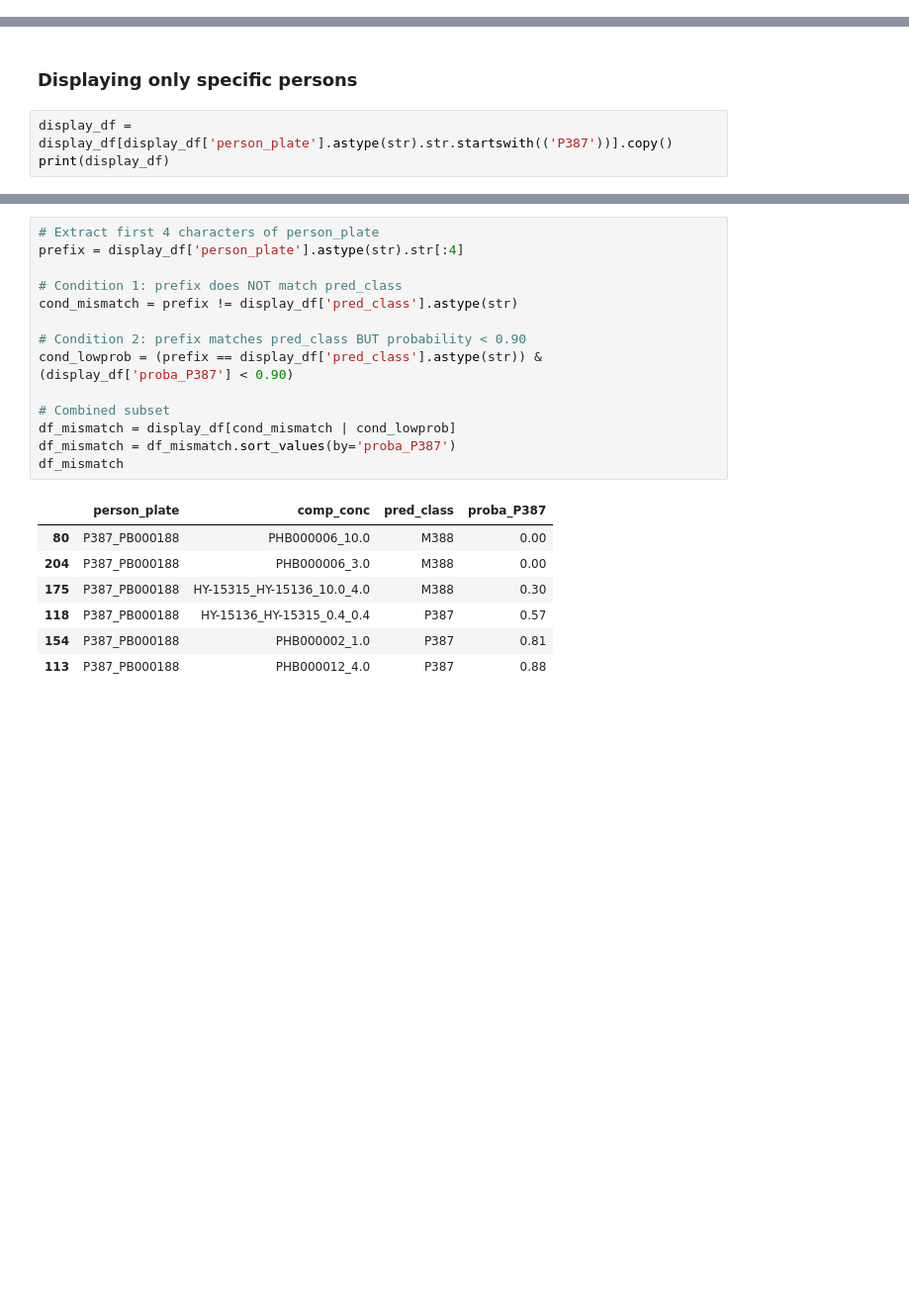
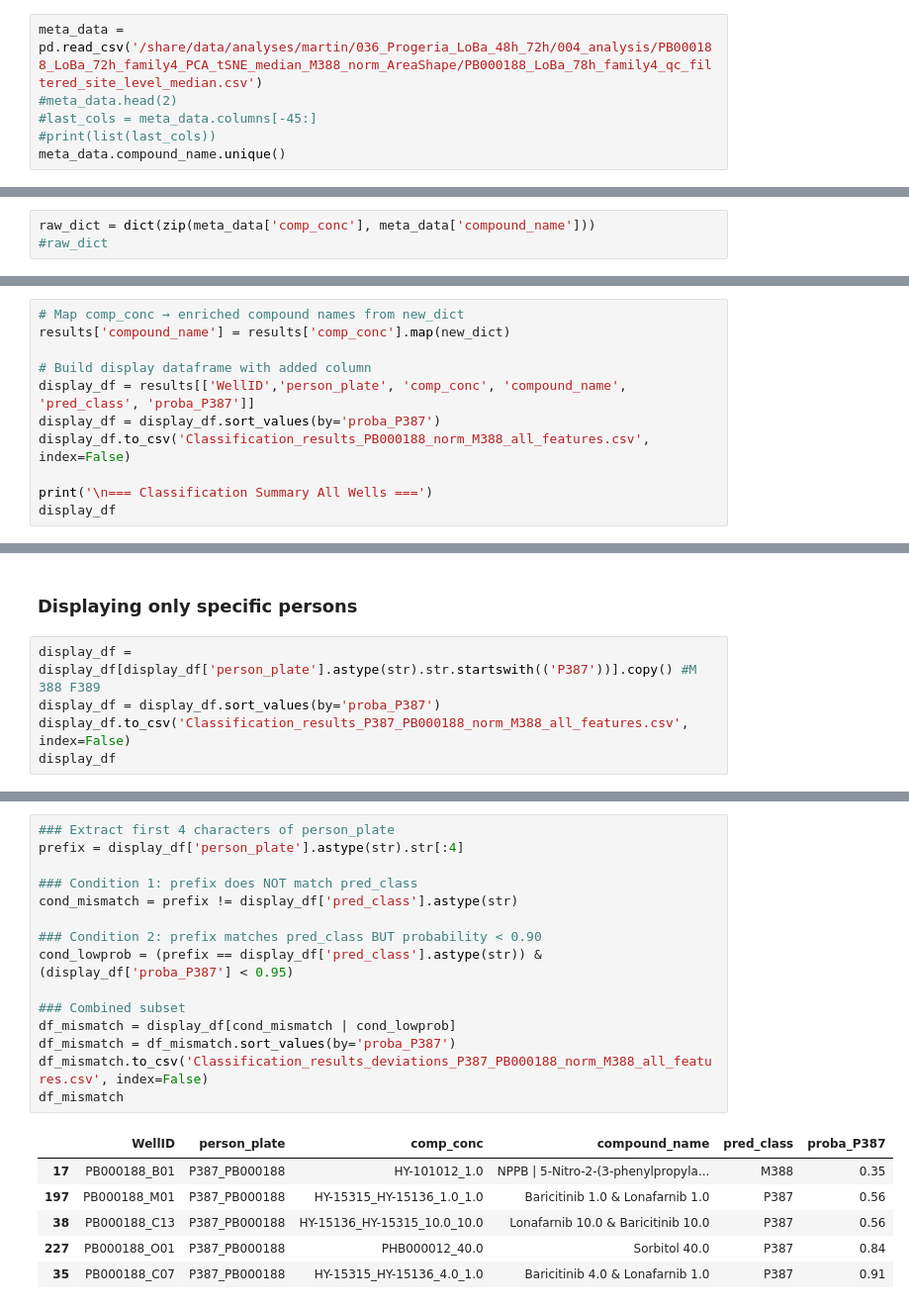
Before and after one commit to MartinMJohansson/progeria, a Jupyter notebook: 8_ML_treatments_LogisticRegression.ipynb, the cells around one changed output, grey strips where cells are left out. Shown at 99% size. Cells and saved outputs as stored; diff of their text form; blank space fills up the shorter version.

```diff
--- a/8_ML_treatments_LogisticRegression.ipynb
+++ b/8_ML_treatments_LogisticRegression.ipynb
@@ -598,0 +539,6 @@ plt.show()
+# %%
+meta_data = pd.read_csv('/share/data/analyses/martin/036_Progeria_LoBa_48h_72h/004_analysis/PB000188_LoBa_72h_family4_PCA_tSNE_median_M388_norm_AreaShape/PB000188_LoBa_78h_family4_qc_filtered_site_level_median.csv')
+#meta_data.head(2)
+#last_cols = meta_data.columns[-45:]
+#print(list(last_cols))
+meta_data.compound_name.unique()
@@ -598,0 +577,3 @@ plt.show()
+# %%
+raw_dict = dict(zip(meta_data['comp_conc'], meta_data['compound_name']))
+#raw_dict
@@ -696,0 +758,11 @@ M388_PB000188               PHB000001_0.1       M388        0.00
+# %%
+# Map comp_conc → enriched compound names from new_dict
+results['compound_name'] = results['comp_conc'].map(new_dict)
+
+# Build display dataframe with added column
+display_df = results[['WellID','person_plate', 'comp_conc', 'compound_name', 'pred_class', 'proba_P387']]
+display_df = display_df.sort_values(by='proba_P387')
+display_df.to_csv('Classification_results_PB000188_norm_M388_all_features.csv', index=False)
+
+print('\n=== Classification Summary All Wells ===')
+display_df
@@ -697,6 +784,8 @@ M388_PB000188               PHB000001_0.1       M388        0.00
 # %% [markdown]
 ### Displaying only specific persons
 # %%
-display_df = display_df[display_df['person_plate'].astype(str).str.startswith(('P387'))].copy()
-print(display_df)
+display_df = display_df[display_df['person_plate'].astype(str).str.startswith(('P387'))].copy() #M 388 F389
+display_df = display_df.sort_values(by='proba_P387')
+display_df.to_csv('Classification_results_P387_PB000188_norm_M388_all_features.csv', index=False)
+display_df
 # %% [output]
@@ -719,22 +807,22 @@ print(display_df)
 # %%
-# Extract first 4 characters of person_plate
+### Extract first 4 characters of person_plate
 prefix = display_df['person_plate'].astype(str).str[:4]
 
-# Condition 1: prefix does NOT match pred_class
+### Condition 1: prefix does NOT match pred_class
 cond_mismatch = prefix != display_df['pred_class'].astype(str)
 
-# Condition 2: prefix matches pred_class BUT probability < 0.90
-cond_lowprob = (prefix == display_df['pred_class'].astype(str)) & (display_df['proba_P387'] < 0.90)
+### Condition 2: prefix matches pred_class BUT probability < 0.90
+cond_lowprob = (prefix == display_df['pred_class'].astype(str)) & (display_df['proba_P387'] < 0.95)
 
-# Combined subset
+### Combined subset
 df_mismatch = display_df[cond_mismatch | cond_lowprob]
 df_mismatch = df_mismatch.sort_values(by='proba_P387')
+df_mismatch.to_csv('Classification_results_deviations_P387_PB000188_norm_M388_all_features.csv', index=False)
 df_mismatch
 # %% [output]
-|  | person_plate | comp_conc | pred_class | proba_P387 |
-| 80 | P387_PB000188 | PHB000006_10.0 | M388 | 0.00 |
-| 204 | P387_PB000188 | PHB000006_3.0 | M388 | 0.00 |
-| 175 | P387_PB000188 | HY-15315_HY-15136_10.0_4.0 | M388 | 0.30 |
-| 118 | P387_PB000188 | HY-15136_HY-15315_0.4_0.4 | P387 | 0.57 |
-| 154 | P387_PB000188 | PHB000002_1.0 | P387 | 0.81 |
-| 113 | P387_PB000188 | PHB000012_4.0 | P387 | 0.88 |
+|  | WellID | person_plate | comp_conc | compound_name | pred_class | proba_P387 |
+| 17 | PB000188_B01 | P387_PB000188 | HY-101012_1.0 | NPPB | 5-Nitro-2-(3-phenylpropyla... | M388 | 0.35 |
+| 197 | PB000188_M01 | P387_PB000188 | HY-15315_HY-15136_1.0_1.0 | Baricitinib 1.0 & Lonafarnib 1.0 | P387 | 0.56 |
+| 38 | PB000188_C13 | P387_PB000188 | HY-15136_HY-15315_10.0_10.0 | Lonafarnib 10.0 & Baricitinib 10.0 | P387 | 0.56 |
+| 227 | PB000188_O01 | P387_PB000188 | PHB000012_40.0 | Sorbitol 40.0 | P387 | 0.84 |
+| 35 | PB000188_C07 | P387_PB000188 | HY-15315_HY-15136_4.0_1.0 | Baricitinib 4.0 & Lonafarnib 1.0 | P387 | 0.91 |
```
Also changed, not shown: parts of 47 cells of this notebook.
